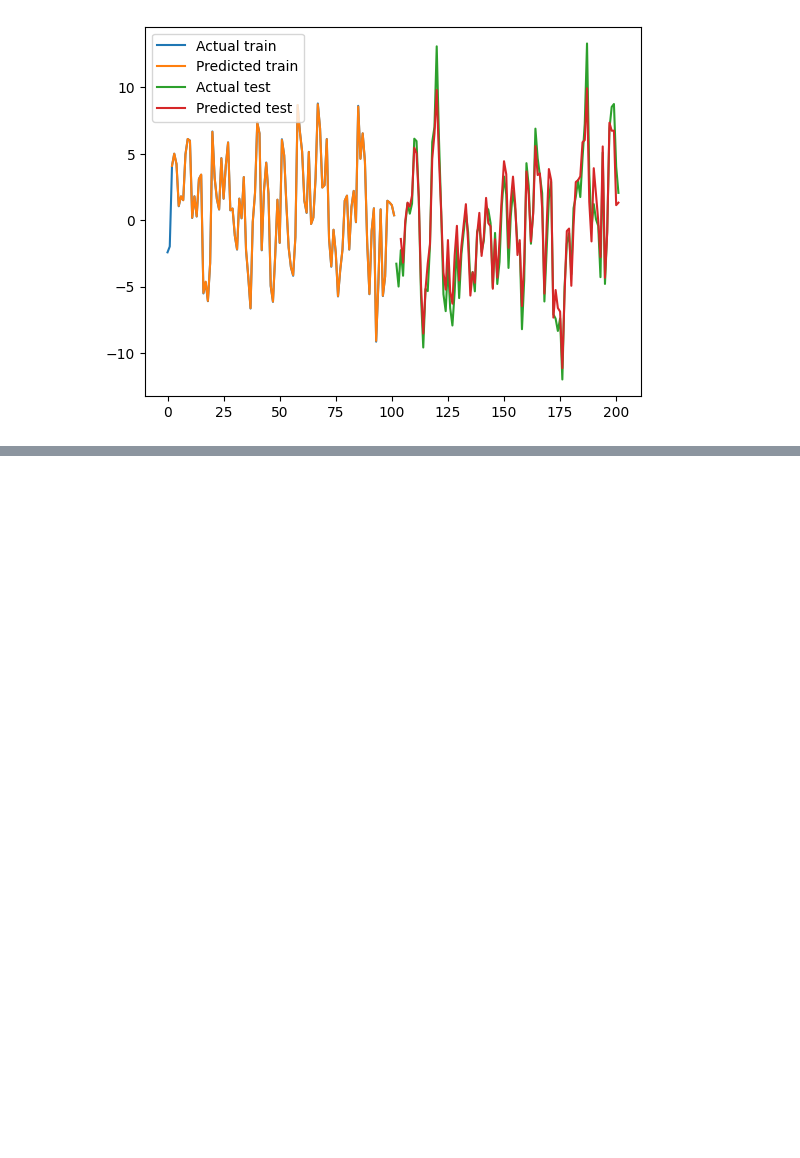
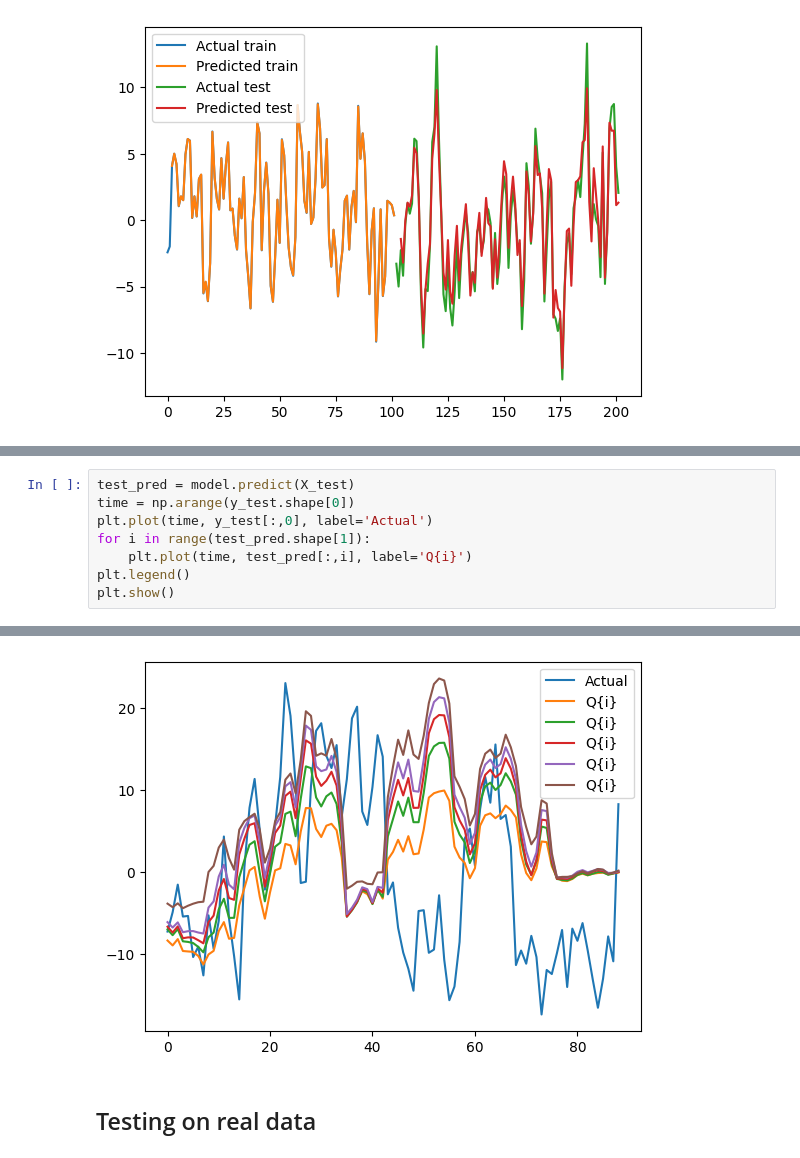
Before and after one commit to rproner1/MacroAtRisk, a Jupyter notebook: sandbox.ipynb, the cells around one changed output, grey strips where cells are left out. Drawn from its saved outputs; the diff is of its cells as text; blank space fills up the shorter version.

```diff
--- a/sandbox.ipynb
+++ b/sandbox.ipynb
@@ -687,0 +906,9 @@ plt.show()
+# %%
+test_pred = model.predict(X_test)
+time = np.arange(y_test.shape[0])
+plt.plot(time, y_test[:,0], label='Actual')
+for i in range(test_pred.shape[1]):
+    plt.plot(time, test_pred[:,i], label='Q{i}')
+plt.legend()
+plt.show()
+# %% [output]
@@ -687,0 +916,3 @@ plt.show()
+[figure, added]
+# %% [markdown]
+## Testing on real data
```
Also changed, not shown: parts of 18 cells of this notebook.
